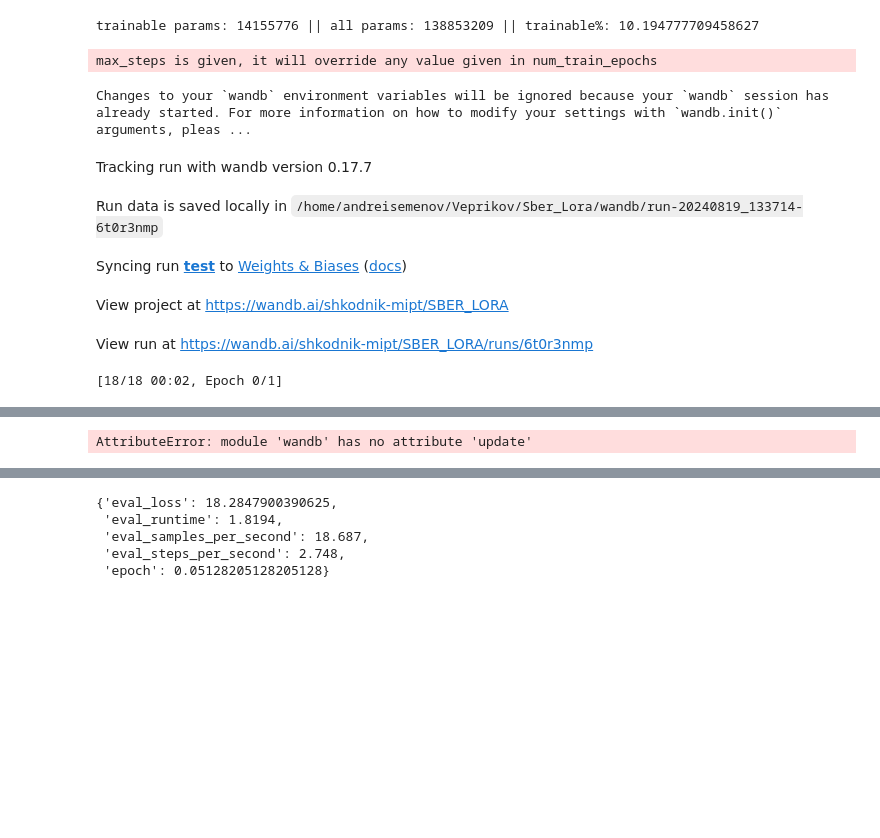
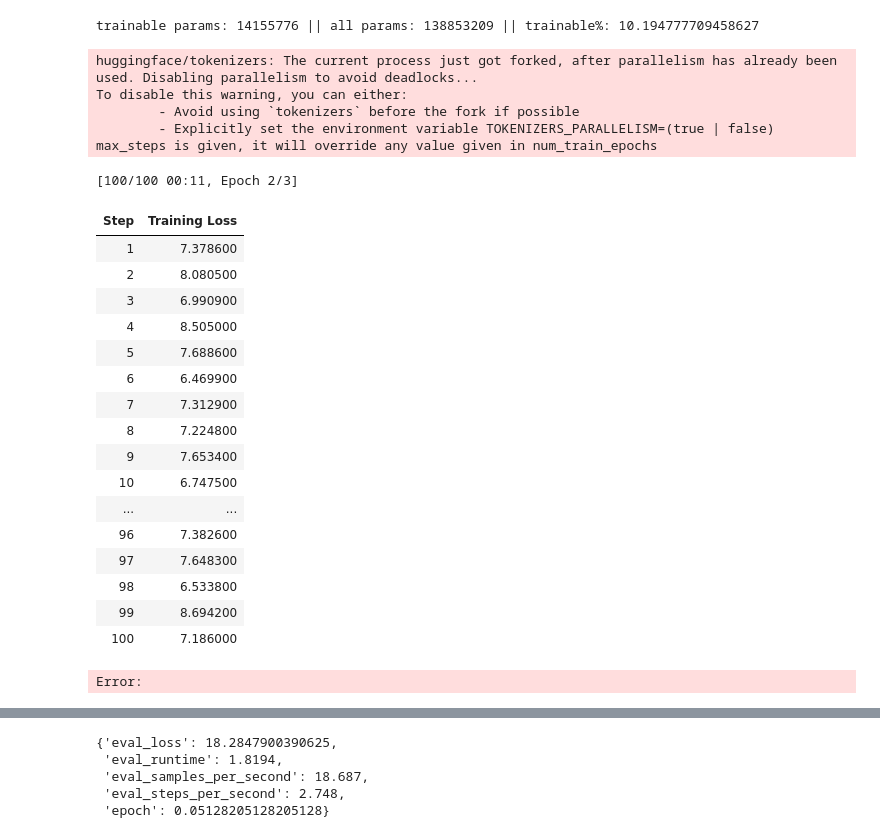
Before and after one commit to Vepricov/Weight_Lora, a Jupyter notebook: my_lora.ipynb, the cells around one changed output, grey strips where cells are left out. Drawn from its saved outputs; the diff is of its cells as text; code cells hidden in the pictures; blank space fills up the shorter version.

Commit message:
math-tutor init

```diff
--- a/my_lora.ipynb
+++ b/my_lora.ipynb
@@ -330,26 +334,21 @@ utils.print_trainable_parameters(model)
 If you want to use `RobertaLMHeadModel` as a standalone, add `is_decoder=True.`
 trainable params: 14155776 || all params: 138853209 || trainable%: 10.194777709458627
 # %%
-wandb_config = {"optimizer" : "StoIHT",
+wandb_config = {"model_name" : model_name,
+                "optimizer" : "StoIHT",
                 "prob" : 1., # c какой вероятностью делать approx
                 "k" : 50,
-                "approx_func" : "approx_0",
-                "proj_func" : "proj_0",
+                "approx_func" : utils.approx_0,
+                "proj_func" : utils.proj_0,
                 "lr" : 0.1,
-                "max_steps" : 18}
+                "max_steps" : 100}
+report_to = "none" # "none" or "wandb"
 # %%
 if wandb_config["optimizer"] == "StoIHT":
-    if wandb_config["approx_func"] == "approx_0":
-        approx = utils.approx_0
-    else:
-        raise ValueError(f'Wrong aprrox func {wandb_config["approx_func"]}!')
-    if wandb_config["proj_func"] == "proj_0":
-        proj = utils.proj_0
-    else:
-        raise ValueError(f'Wrong proj func {wandb_config["proj_func"]}!')
-
     optimizer = utils.StoIHT(model.parameters(), k=wandb_config["k"],
-                             approx=approx, proj=proj, lr=1e-1,
+                             approx=wandb_config["approx_func"],
+                             proj=wandb_config["proj_func"],
+                             lr=wandb_config["lr"],
                              prob=wandb_config["prob"])
 # %%
 import transformers
@@ -366,12 +365,11 @@ ars = transformers.TrainingArguments(
     output_dir=f"my_lora/outputs/{Time}",
     use_cpu=False,
     save_safetensors=False,
-    report_to="wandb",
-    # report_to="none",
+    report_to=report_to,
     logging_steps=1,
     # run_name=f"prob={int(prob*100)}/100_k={k}",
-    # run_name=f"{Time}",
-    run_name="test"
+    run_name=f"{Time}",
+    # run_name="test"
 )
 
 trainer = transformers.Trainer(
@@ -384,16 +382,39 @@ trainer = transformers.Trainer(
     optimizers=[optimizer, None],
 )
 # %% [output]
+huggingface/tokenizers: The current process just got forked, after parallelism has already been used. Disabling parallelism to avoid deadlocks...
+To disable this warning, you can either:
+        - Avoid using `tokenizers` before the fork if possible
+        - Explicitly set the environment variable TOKENIZERS_PARALLELISM=(true | false)
 max_steps is given, it will override any value given in num_train_epochs
 # %%
-ret = trainer.train()
-wandb.config.update(wandb_config)
-wandb.finish()
+try:
+    ret = trainer.train()
+    if report_to == "wandb":
+        wandb.config.update(wandb_config)
+        wandb.finish()
+except Exception as err:
+    print("ERROR!")
+    print(err)
+    if report_to == "wandb":
+        wandb.finish()
 # %% [output]
-Changes to your `wandb` environment variables will be ignored because your `wandb` session has already started. For more information on how to modify your settings with `wandb.init()` arguments, pleas ...
+[100/100 00:11, Epoch 2/3]
-Tracking run with wandb version 0.17.7
-Run data is saved locally in /home/andreisemenov/Veprikov/Sber_Lora/wandb/run-20240819_133714-6t0r3nmp
-Syncing run test to Weights & Biases (docs)
-View project at https://wandb.ai/shkodnik-mipt/SBER_LORA
-View run at https://wandb.ai/shkodnik-mipt/SBER_LORA/runs/6t0r3nmp
+| Step | Training Loss |
+| 1 | 7.378600 |
+| 2 | 8.080500 |
+| 3 | 6.990900 |
+| 4 | 8.505000 |
+| 5 | 7.688600 |
+| 6 | 6.469900 |
+| 7 | 7.312900 |
+| 8 | 7.224800 |
+| 9 | 7.653400 |
+| 10 | 6.747500 |
+| ... | ... |
+| 96 | 7.382600 |
+| 97 | 7.648300 |
+| 98 | 6.533800 |
+| 99 | 8.694200 |
+| 100 | 7.186000 |
-[18/18 00:02, Epoch 0/1]
+Error:
@@ -417 +420,0 @@ View run at https://wandb.ai/shkodnik-mipt/SBER_LORA/runs/6t0r3nmp
-AttributeError: module 'wandb' has no attribute 'update'
```
Also changed, not shown: parts of 3 cells of this notebook, 3 other files.
